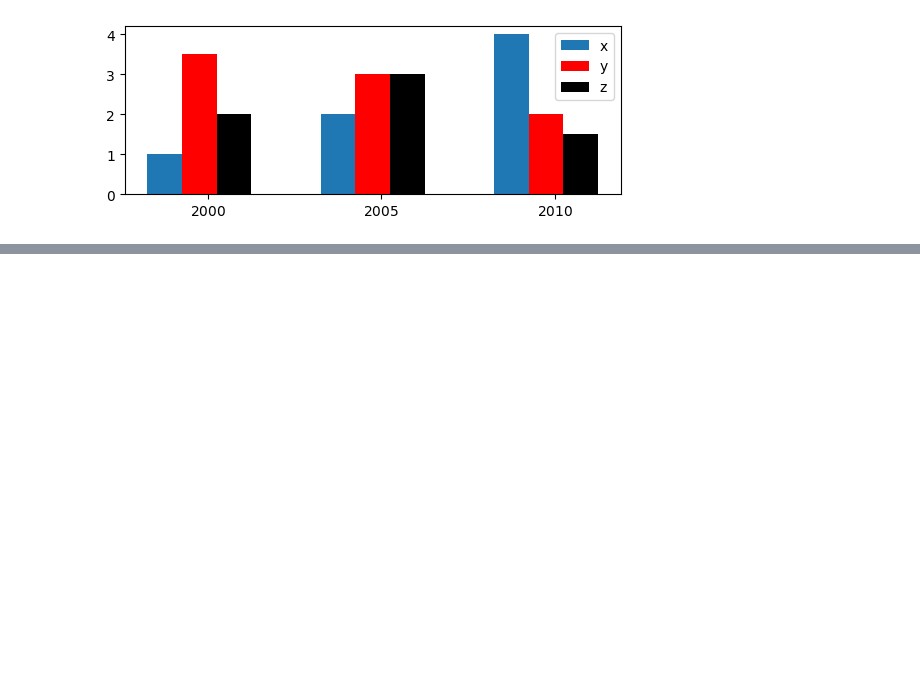
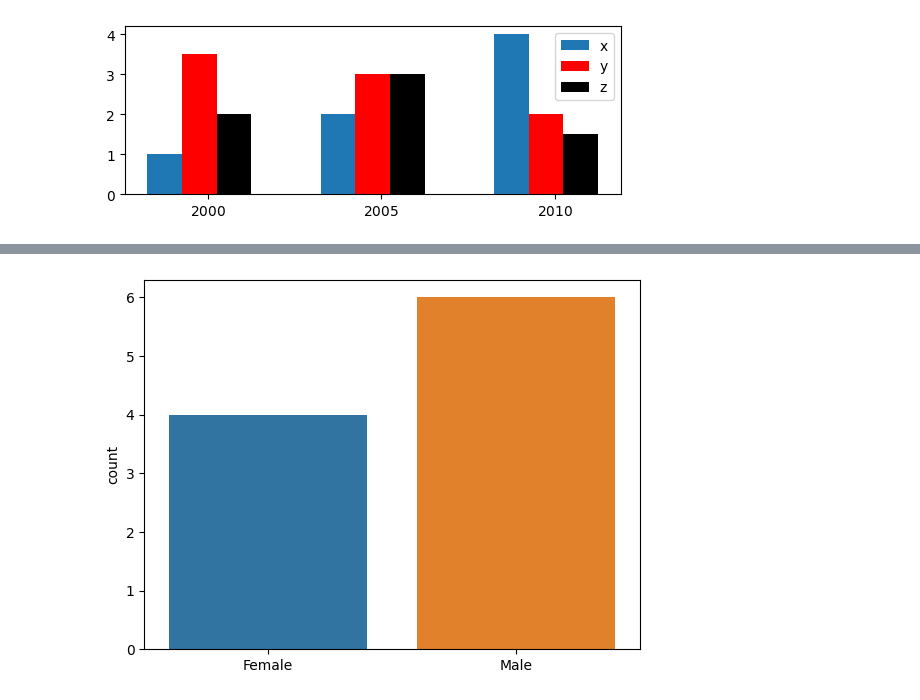
Before and after one commit to Agnes-Maiza/KCAGdsc, a Jupyter notebook: DataVizualization.ipynb, the cells around one changed output, grey strips where cells are left out. Cells and saved outputs as stored; diff of their text form; code cells hidden in the pictures; blank space fills up the shorter version.

```diff
--- a/DataVizualization.ipynb
+++ b/DataVizualization.ipynb
@@ -322,0 +335,7 @@ plt.show()
+# %%
+#Count plot
+gender = ["Female","Female","Female","Female","Male","Male","Male","Male","Male","Male"]
+sns.countplot(x=gender)
+plt.show()
+# %% [output]
+[figure, added]
```
Also changed, not shown: parts of 6 cells of this notebook.
